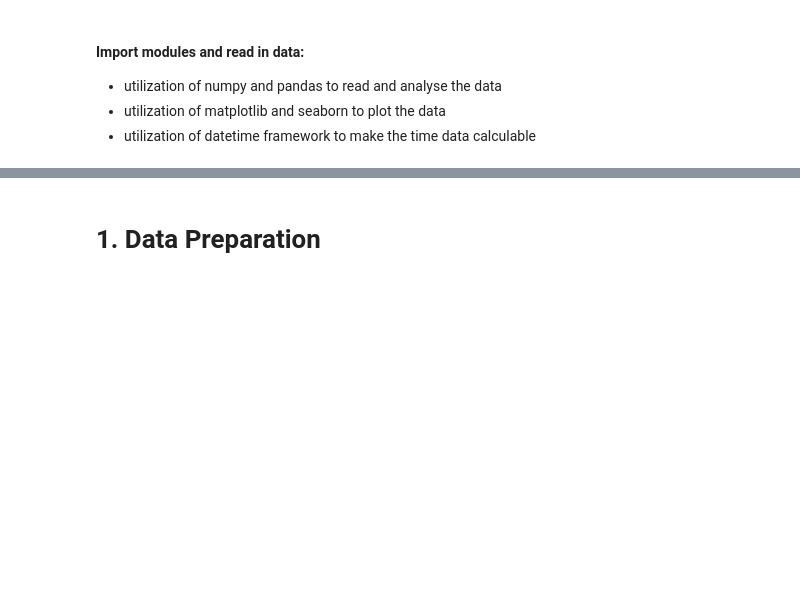
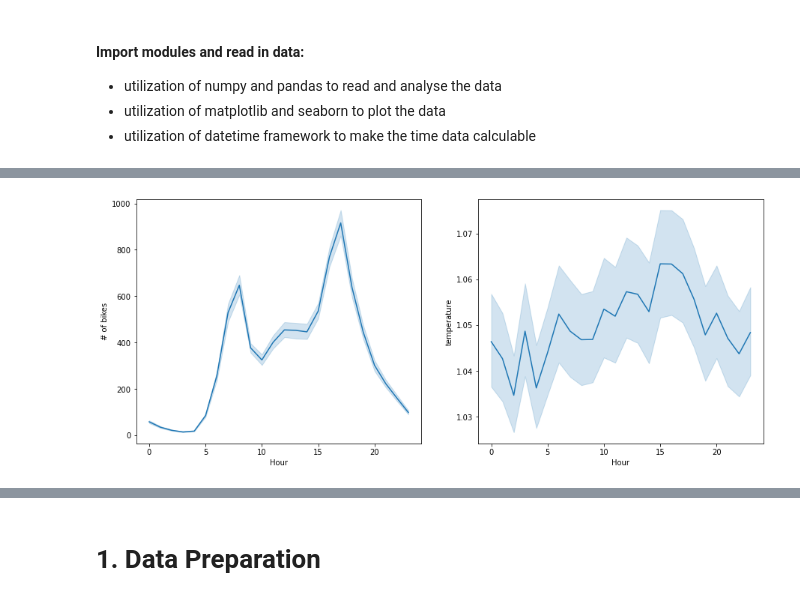
Before and after one commit to lucafanselau/standard-normalverpeilt, a Jupyter notebook: temporal_demand.ipynb, the cells around one changed output, grey strips where cells are left out. Cells and saved outputs as stored; diff of their text form; code cells hidden in the pictures; blank space fills up the shorter version.

```diff
--- a/temporal_demand.ipynb
+++ b/temporal_demand.ipynb
@@ -16,0 +42,8 @@ bike_df = pd.read_csv('data/chicago_2018.csv')
+# %%
+weather['date_time'] = pd.to_datetime(weather['date_time'])
+weather.info()
+
+weather['date'] = weather['date_time'].dt.date
+weather['hour'] = weather['date_time'].dt.hour
+weather['weekday'] = weather['date_time'].dt.weekday
+weather['month'] = weather['date_time'].dt.month
@@ -16,0 +74,6 @@ bike_df = pd.read_csv('data/chicago_2018.csv')
+# %%
+#difference between min_temp and max_temp?
+weather['differenz'] = weather['max_temp'] - weather['min_temp']
+differenz = weather['differenz']
+differenz_new = differenz[differenz > 0.0]
+print(differenz_new)
@@ -16,0 +93,4 @@ bike_df = pd.read_csv('data/chicago_2018.csv')
+# %%
+#avg between min and max temp
+weather['temp'] = ((weather['max_temp'] + weather['min_temp'])/2)
+weather.head()
@@ -16,0 +104,32 @@ bike_df = pd.read_csv('data/chicago_2018.csv')
+# %%
+# change datatype from string to datetime
+bike_df['start_time'] = pd.to_datetime(bike_df['start_time'])
+bike_df['end_time'] = pd.to_datetime(bike_df['end_time'])
+
+bike_df['date2'] = bike_df['start_time'].dt.date
+bike_df['hour2'] = bike_df['start_time'].dt.hour
+bike_df['weekday2'] = bike_df['start_time'].dt.weekday
+bike_df['month2'] = bike_df['start_time'].dt.month
+bike_df['duration'] = bike_df['end_time'] - bike_df['start_time']
+
+#group hourly demand and temperature data
+bike_hourly_demand = bike_df.groupby(['date2', 'hour2'])['bike_id'].nunique()
+bike_hourly_demand = pd.DataFrame(bike_hourly_demand)
+
+weather_hourly = weather.groupby(['date', 'hour'])['temp'].nunique()
+weather_hourly = pd.DataFrame(weather_hourly)
+
+#df = pd.DataFrame(weather_hourly,bike_hourly_demand)
+
+fig, ax = plt.subplots(1,2, figsize=(15,6))
+
+sns.lineplot(x=bike_hourly_demand.index.get_level_values(1), y=bike_hourly_demand['bike_id'],ax=ax[0])
+
+sns.lineplot(x=weather_hourly.index.get_level_values(1), y=weather_hourly['temp'],ax=ax[1])
+
+ax[0].set(xlabel='Hour', ylabel='# of bikes')
+ax[1].set(xlabel='Hour', ylabel='temperature')
+
+plt.show()
+# %% [output]
+[figure, added]
```
Also changed, not shown: parts of 11 cells of this notebook.
